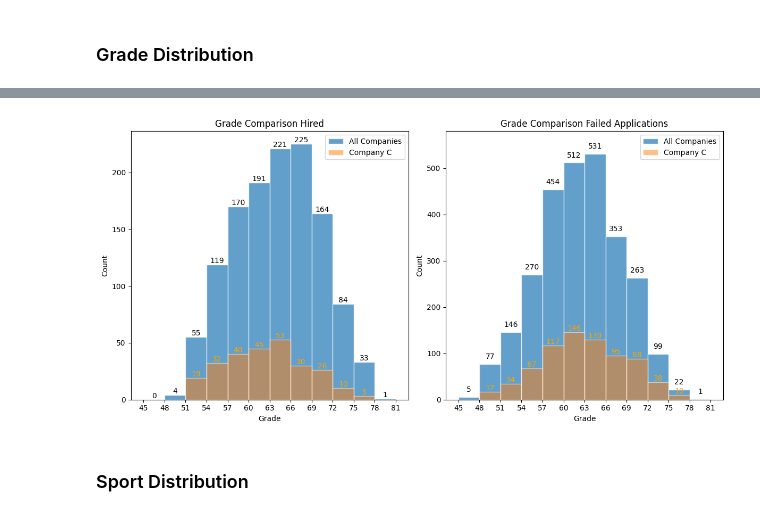
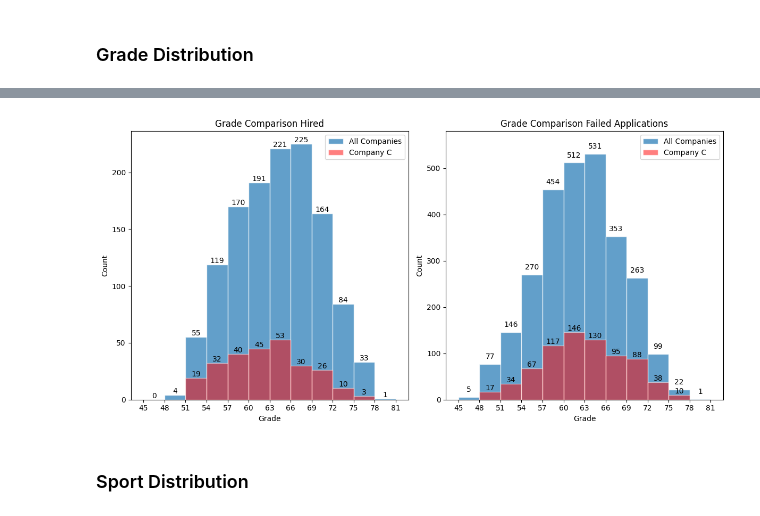
Before and after one commit to jrchac/ML-Recruitment-Project, a Jupyter notebook: Data_Exploration.ipynb, the cells around one changed output, grey strips where cells are left out. Saved outputs shown, nothing was run; the diff lists cells and outputs as text; code cells hidden in the pictures.

```diff
--- a/Data_Exploration.ipynb
+++ b/Data_Exploration.ipynb
@@ -208,36 +159,36 @@ plt.show()
 # %%
 # Create a figure and subplots side by side
 fig, (ax1, ax2) = plt.subplots(1, 2, figsize=(12, 6))
 
 # Plot histogram for hired applicants
 v3, bn3, br3 = ax1.hist(data_all_hired["ind-university_grade"], np.arange(45, 81.1, 3), alpha=0.7, label="All Companies", edgecolor="white")
 ax1.bar_label(br3)
-v4, bn4, br4 = ax1.hist(data_C_hired["ind-university_grade"], np.arange(51, 78.1, 3), alpha=0.5, label="Company C", edgecolor="white")
-ax1.bar_label(br4, color='orange')
+v4, bn4, br4 = ax1.hist(data_C_hired["ind-university_grade"], np.arange(51, 78.1, 3), alpha=0.5, label="Company C", edgecolor="white", color='red')
+ax1.bar_label(br4)
 ax1.set_xticks(np.arange(45, 81.1, 3))
 ax1.set_title("Grade Comparison Hired")
 ax1.set_xlabel("Grade")
 ax1.set_ylabel("Count")
 ax1.legend(loc='upper right')
 
 # Plot histogram for failed applications
 v3, bn3, br3 = ax2.hist(data_all_failed["ind-university_grade"], np.arange(45, 81.1, 3), alpha=0.7, label="All Companies", edgecolor="white")
 ax2.bar_label(br3, padding=5)
-v4, bn4, br4 = ax2.hist(data_C_failed["ind-university_grade"], np.arange(48, 78.1, 3), alpha=0.5, label="Company C", edgecolor="white")
-ax2.bar_label(br4, color='orange')
+v4, bn4, br4 = ax2.hist(data_C_failed["ind-university_grade"], np.arange(48, 78.1, 3), alpha=0.5, label="Company C", edgecolor="white", color='red')
+ax2.bar_label(br4)
 ax2.set_xticks(np.arange(45, 81.1, 3))
 ax2.set_title("Grade Comparison Failed Applications")
 ax2.set_xlabel("Grade")
 ax2.set_ylabel("Count")
 ax2.legend(loc='upper right')
 ax2.set_ylim([0, 580])  # Set y-axis limit for better visualization
 
 # Adjust layout to prevent overlap
 plt.tight_layout()
 
 # Show the plot
 plt.show()
 # %% [output]
-[figure, old version]
+[figure, new version]
 # %% [markdown]
 ### Sport Distribution
```
Also changed, not shown: parts of 39 cells of this notebook.
